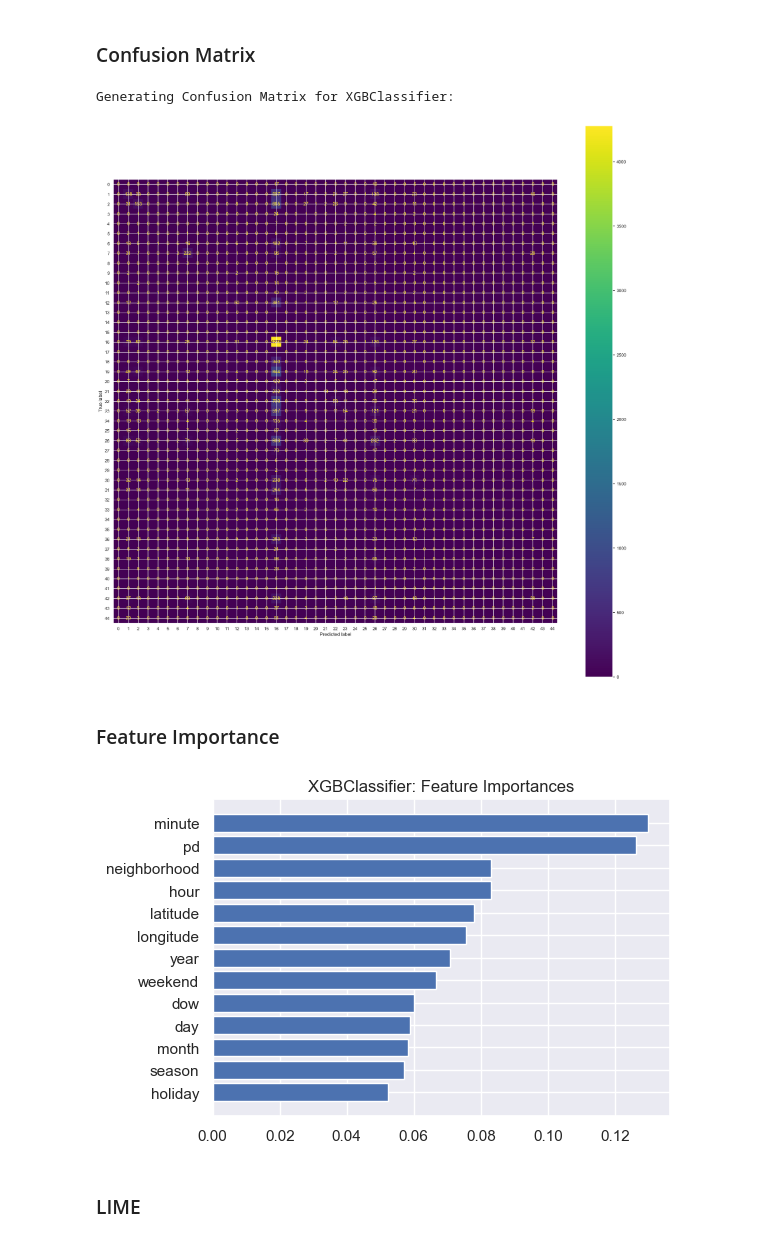
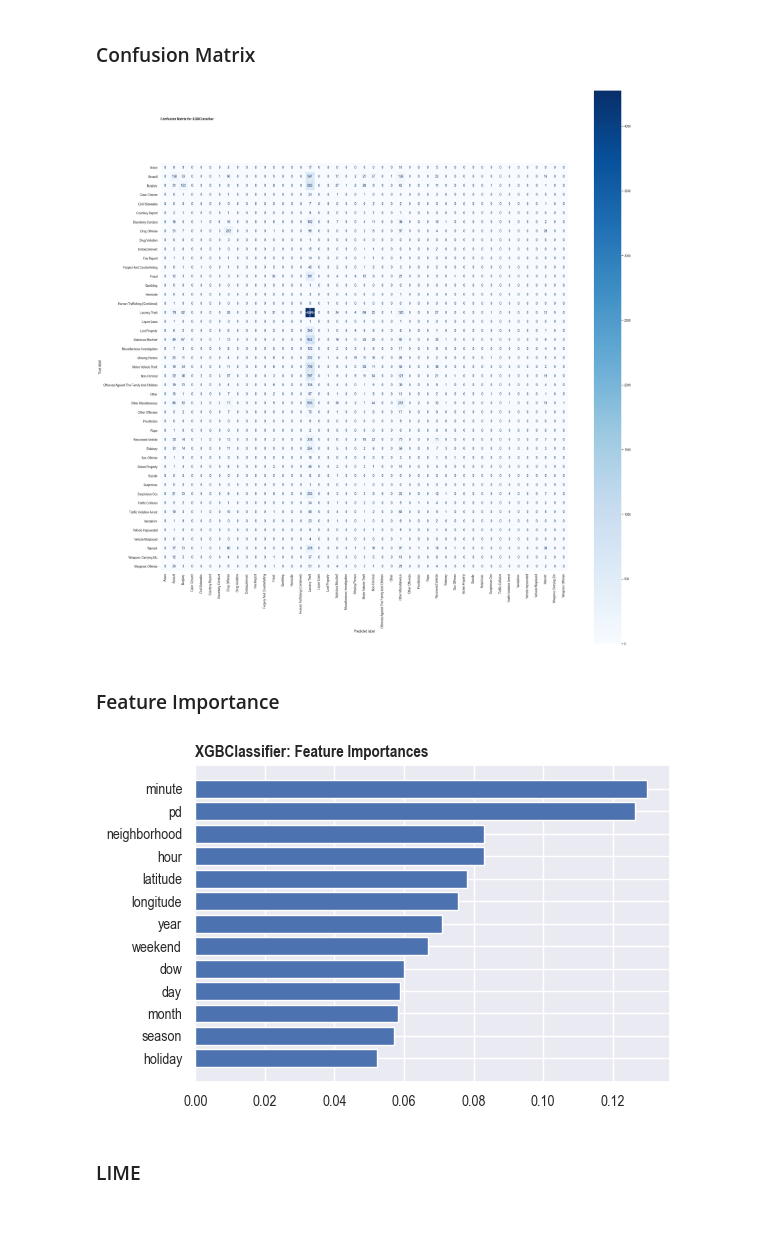
Before and after one commit to fazeelgm/UCB_ML_AI_Capstone, a Jupyter notebook: notebooks/ModelExploration.ipynb, the cells around one changed output. Saved outputs shown, nothing was run; the diff lists cells and outputs as text; code cells hidden in the pictures.

Commit message:
Fixed ConfusionMatrix

```diff
--- a/notebooks/ModelExploration.ipynb
+++ b/notebooks/ModelExploration.ipynb
@@ -302,6 +302,10 @@ enc_season.fit(data.season.unique())
 data['season'] = enc_season.transform(data.season)
 
 # data[['month', 'season']].head(5)
+# %%
+data['holiday'] = data.index.isin(holidays)
+
+data.holiday.value_counts()
 # %% [markdown]
 Done with time-based columns. Let's mark the redundant columns to be dropped after feature engineering:
 # %%
@@ -859,19 +863,25 @@ Classification Report:
 ### Confusion Matrix
 # %%
 # for name, model in models.items():
+plt.rcParams.update({
+    # "font.family": "Roboto Condensed"
+    "font.family": "Arial Narrow",
+    "figure.titlesize": "x-large",
+})
 for name, model in {best_model_idx : best_model}.items():
-    print(f'Generating Confusion Matrix for {name}:')
-    disp = ConfusionMatrixDisplay(results_CV[name]['cm'])
+    # disp = ConfusionMatrixDisplay(results_CV[name]['cm'], display_labels=target_names, )
 
     # Generate the confusion matrix
     fig, ax = plt.subplots(figsize=(25, 25))
-    disp.plot(ax=ax)
-    # plt.tight_layout()
+    # disp.plot(ax=ax)
+    ConfusionMatrixDisplay.from_predictions(y_test, results_CV[best_model_idx]['preds'], ax=ax, cmap=plt.cm.Blues,
+                                            display_labels=target_names, xticks_rotation='vertical')
+    plt.tight_layout()
+    ax.set_title(f'Confusion Matrix for {name}', loc="left", fontdict={"weight": "bold"}, y=1.1)
     plt.savefig(Config.IMAGE_DIR / f'Confusion_matrix_{name}.png')
     plt.show()
 # %% [output]
-Generating Confusion Matrix for XGBClassifier:
-[figure, old version]
+[figure, new version]
 # %% [markdown]
 ### Feature Importance
 # %%
@@ -892,7 +902,7 @@ plt.barh(imp_table['Feature'], imp_table['Importance'])#, color='skyblue')
 # ax.set_xlabel('Feature Importance')
 plt.gca().invert_yaxis()  # Invert y-axis to have the most important feature on top
 
-plt.title(f'{best_model_idx}: Feature Importances')
+plt.title(f'{best_model_idx}: Feature Importances', loc="left", fontdict={"weight": "bold"})
 
 # Adjust layout to prevent overlap
 plt.tight_layout()
@@ -902,6 +912,6 @@ if not Config.SUPPRESS_OUTPUT_FILES:
 
 plt.show()
 # %% [output]
-[figure, old version]
+[figure, new version]
 # %% [markdown]
 ### LIME
```
Also changed, not shown: 2 other files.
